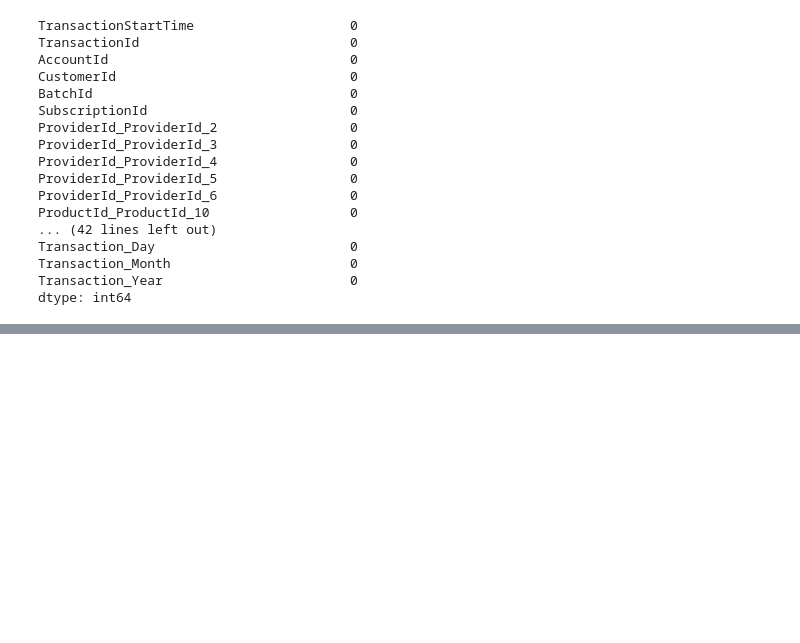
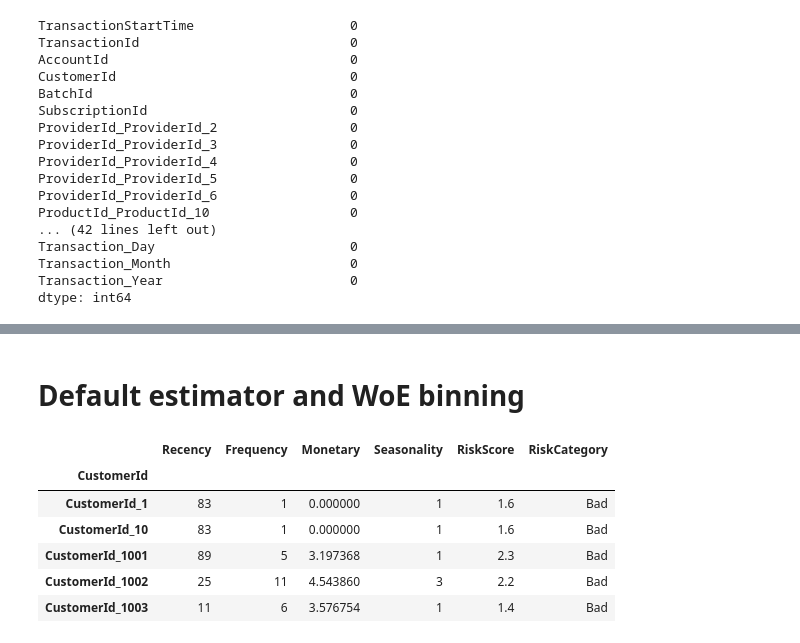
Before and after one commit to hanaDemma/Credit-Scoring_and_Risk-Analysis-week-6, a Jupyter notebook: notebooks/exploratory_analysis.ipynb, the cells around one changed output, grey strips where cells are left out. Cells and saved outputs as stored; diff of their text form; code cells hidden in the pictures; blank space fills up the shorter version.

Commit message:
rfms classification

```diff
--- a/notebooks/exploratory_analysis.ipynb
+++ b/notebooks/exploratory_analysis.ipynb
@@ -407,0 +469,20 @@ dtype: int64
+# %% [markdown]
+# Default estimator and WoE binning
+# %%
+import pandas as pd
+# Assuming df is your original DataFrame with all transactions
+from scripts.feature_engineering import combine_rfms
+from scripts.feature_engineering import classify_customers_by_rfms
+
+rfms_scores = combine_rfms(data, 'CustomerId')
+rfms_classification = classify_customers_by_rfms(rfms_scores)
+
+rfms_classification.head()
+# %% [output]
+|  | Recency | Frequency | Monetary | Seasonality | RiskScore | RiskCategory |
+| CustomerId |  |  |  |  |  |  |
+| CustomerId_1 | 83 | 1 | 0.000000 | 1 | 1.6 | Bad |
+| CustomerId_10 | 83 | 1 | 0.000000 | 1 | 1.6 | Bad |
+| CustomerId_1001 | 89 | 5 | 3.197368 | 1 | 2.3 | Bad |
+| CustomerId_1002 | 25 | 11 | 4.543860 | 3 | 2.2 | Bad |
+| CustomerId_1003 | 11 | 6 | 3.576754 | 1 | 1.4 | Bad |
```
Also changed, not shown: parts of 5 cells of this notebook, 1 other file.
